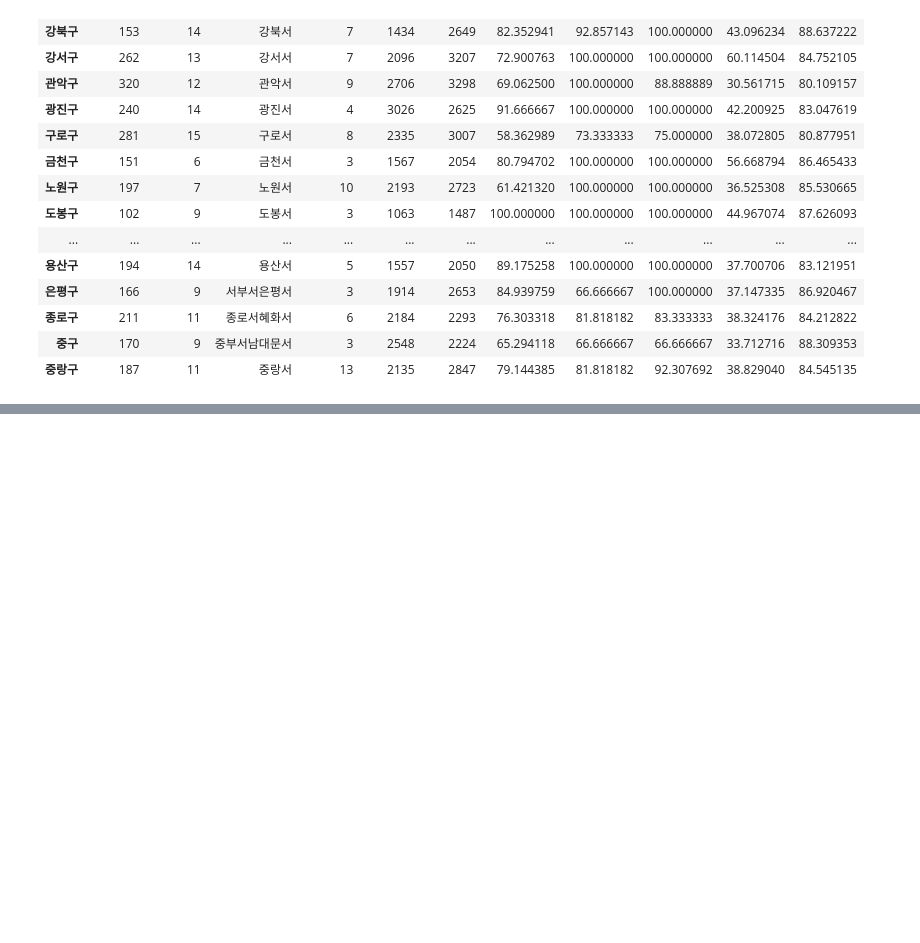
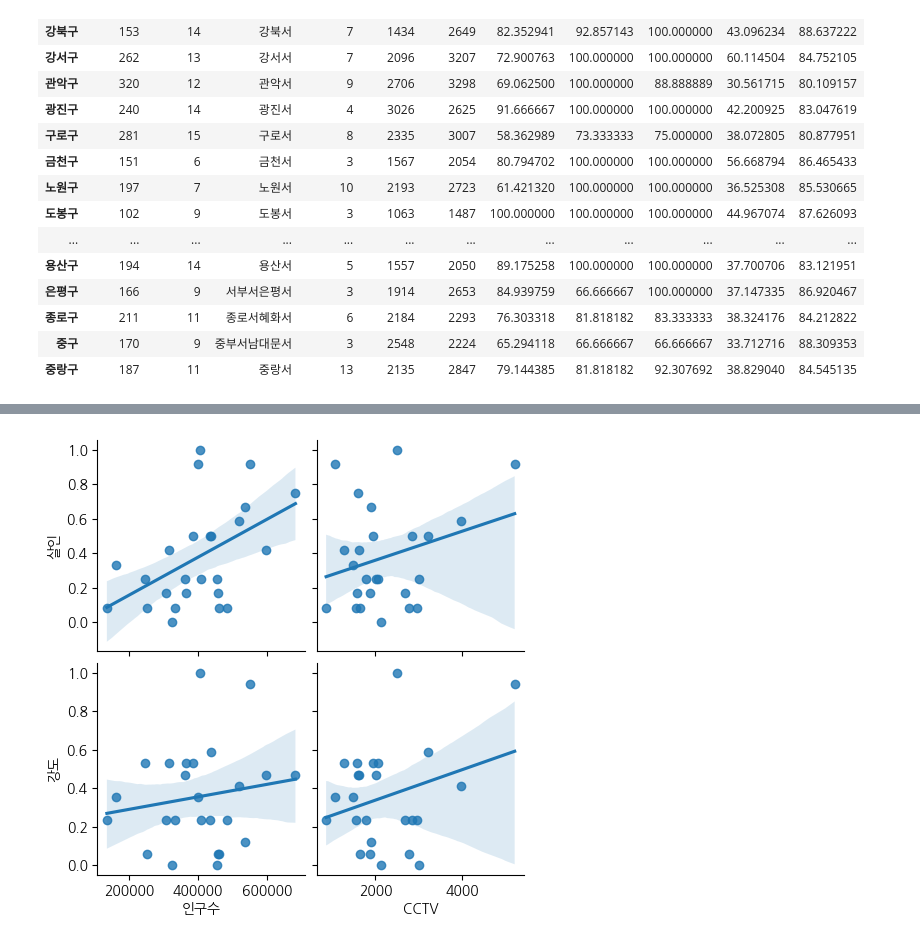
Before and after one commit to Hgracefield/dataAnalysis, a Jupyter notebook: Note/15.서울시범죄안전도.ipynb, the cells around one changed output, grey strips where cells are left out. Saved outputs shown, nothing was run; the diff lists cells and outputs as text; code cells hidden in the pictures; blank space fills up the shorter version.

```diff
--- a/Note/15.서울시범죄안전도.ipynb
+++ b/Note/15.서울시범죄안전도.ipynb
@@ -426,0 +601,11 @@ crime_anal
+# %%
+# CCTV와 살인, 강도에 대한 상관그래프
+sns.pairplot(
+    crime_anal_norm,
+    x_vars=['인구수','CCTV'],
+    y_vars=['살인', '강도'],
+    kind='reg'
+)
+plt.show()
+# %% [output]
+[figure, added]
```
Also changed, not shown: parts of 27 cells of this notebook.
